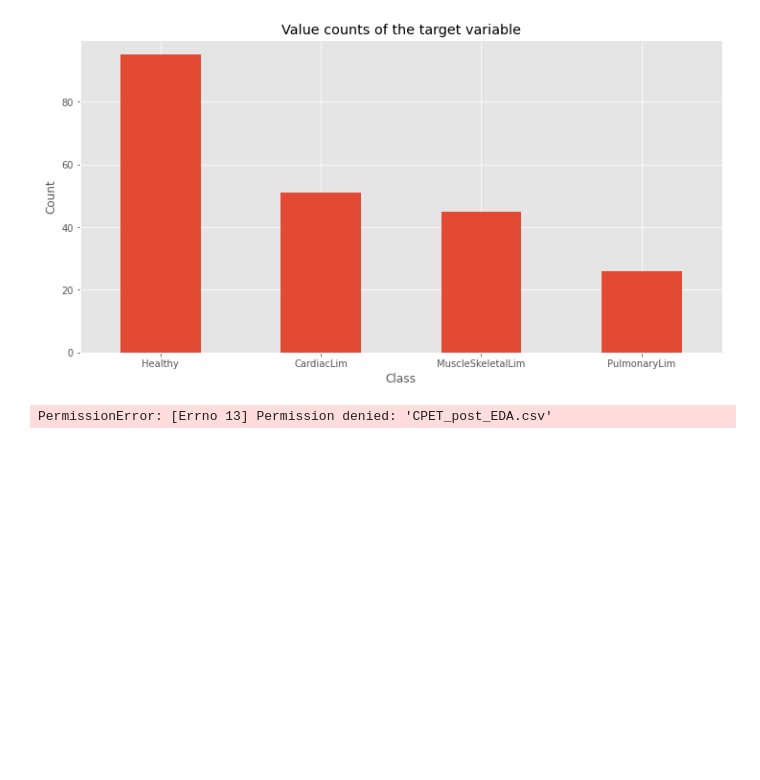
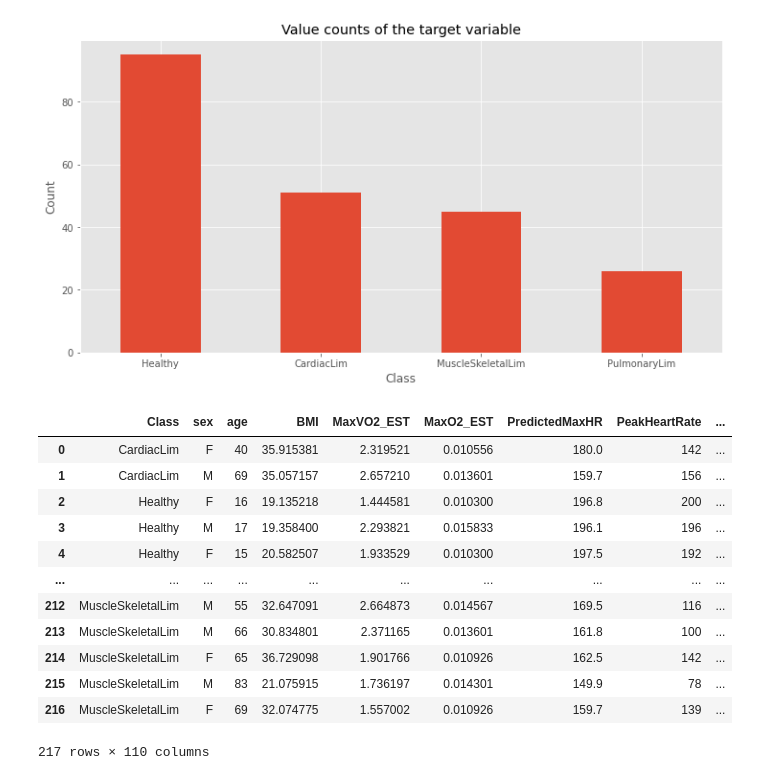
Before and after one commit to joackinsantos/CS-177-Project, a Jupyter notebook: 1_exploratoryanaylsis_v1.ipynb, the cells around one changed output. Saved outputs shown, nothing was run; the diff lists cells and outputs as text; code cells hidden in the pictures; blank space fills up the shorter version.

Commit message:
Edited CSV export

```diff
--- a/1_exploratoryanaylsis_v1.ipynb
+++ b/1_exploratoryanaylsis_v1.ipynb
@@ -108,9 +123,3 @@ plt.show()
 [figure]
 # %%
 # Relationships of variables
-# %%
-# Exporting dataframe into CSV
-
-df.to_csv('CPET_post_EDA.csv')
-# %% [output]
-PermissionError: [Errno 13] Permission denied: 'CPET_post_EDA.csv'
@@ -116,0 +130,16 @@ PermissionError: [Errno 13] Permission denied: 'CPET_post_EDA.csv'
+# %%
+df
+# %% [output]
+|  | Class | sex | age | BMI | MaxVO2_EST | MaxO2_EST | PredictedMaxHR | PeakHeartRate | ... |
+| 0 | CardiacLim | F | 40 | 35.915381 | 2.319521 | 0.010556 | 180.0 | 142 | ... |
+| 1 | CardiacLim | M | 69 | 35.057157 | 2.657210 | 0.013601 | 159.7 | 156 | ... |
+| 2 | Healthy | F | 16 | 19.135218 | 1.444581 | 0.010300 | 196.8 | 200 | ... |
+| 3 | Healthy | M | 17 | 19.358400 | 2.293821 | 0.015833 | 196.1 | 196 | ... |
+| 4 | Healthy | F | 15 | 20.582507 | 1.933529 | 0.010300 | 197.5 | 192 | ... |
+| ... | ... | ... | ... | ... | ... | ... | ... | ... | ... |
+| 212 | MuscleSkeletalLim | M | 55 | 32.647091 | 2.664873 | 0.014567 | 169.5 | 116 | ... |
+| 213 | MuscleSkeletalLim | M | 66 | 30.834801 | 2.371165 | 0.013601 | 161.8 | 100 | ... |
+| 214 | MuscleSkeletalLim | F | 65 | 36.729098 | 1.901766 | 0.010926 | 162.5 | 142 | ... |
+| 215 | MuscleSkeletalLim | M | 83 | 21.075915 | 1.736197 | 0.014301 | 149.9 | 78 | ... |
+| 216 | MuscleSkeletalLim | F | 69 | 32.074775 | 1.557002 | 0.010926 | 159.7 | 139 | ... |
+217 rows × 110 columns
```
Also changed, not shown: parts of 2 cells of this notebook, 1 other file.
